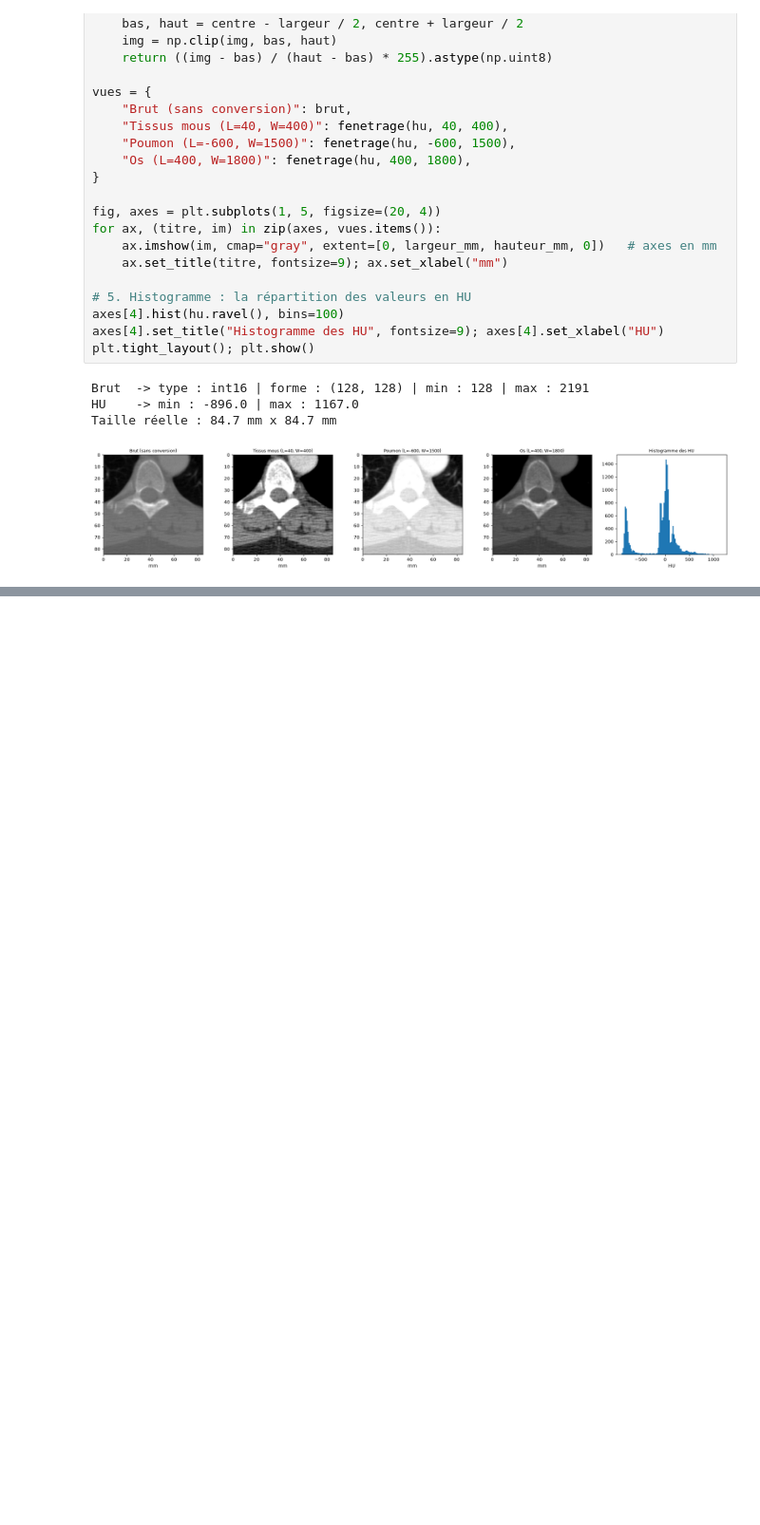
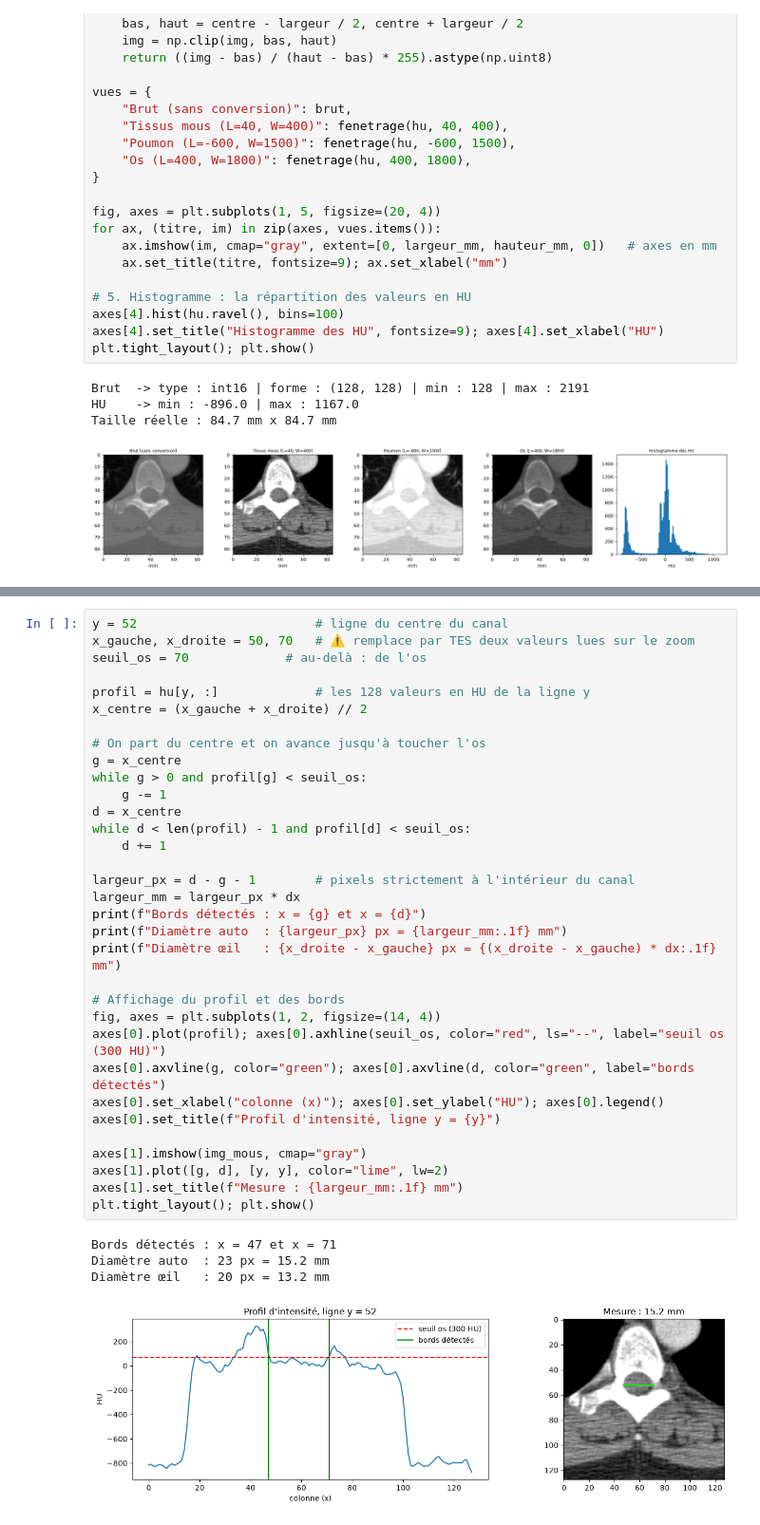
Before and after one commit to othmaneljabli1/imagerie-medicale-portfolio, a Jupyter notebook: 02-opencv-bases/dicom_lecture.ipynb, the cells around one changed output, grey strips where cells are left out. Shown at 95% size. Cells and saved outputs as stored; diff of their text form; blank space fills up the shorter version.

```diff
--- a/02-opencv-bases/dicom_lecture.ipynb
+++ b/02-opencv-bases/dicom_lecture.ipynb
@@ -79,0 +103,38 @@ Taille réelle : 84.7 mm x 84.7 mm
+# %%
+y = 52                        # ligne du centre du canal
+x_gauche, x_droite = 50, 70   # ⚠️ remplace par TES deux valeurs lues sur le zoom
+seuil_os = 70             # au-delà : de l'os
+
+profil = hu[y, :]             # les 128 valeurs en HU de la ligne y
+x_centre = (x_gauche + x_droite) // 2
+
+# On part du centre et on avance jusqu'à toucher l'os
+g = x_centre
+while g > 0 and profil[g] < seuil_os:
+    g -= 1
+d = x_centre
+while d < len(profil) - 1 and profil[d] < seuil_os:
+    d += 1
+
+largeur_px = d - g - 1        # pixels strictement à l'intérieur du canal
+largeur_mm = largeur_px * dx
+print(f"Bords détectés : x = {g} et x = {d}")
+print(f"Diamètre auto  : {largeur_px} px = {largeur_mm:.1f} mm")
+print(f"Diamètre œil   : {x_droite - x_gauche} px = {(x_droite - x_gauche) * dx:.1f} mm")
+
+# Affichage du profil et des bords
+fig, axes = plt.subplots(1, 2, figsize=(14, 4))
+axes[0].plot(profil); axes[0].axhline(seuil_os, color="red", ls="--", label="seuil os (300 HU)")
+axes[0].axvline(g, color="green"); axes[0].axvline(d, color="green", label="bords détectés")
+axes[0].set_xlabel("colonne (x)"); axes[0].set_ylabel("HU"); axes[0].legend()
+axes[0].set_title(f"Profil d'intensité, ligne y = {y}")
+
+axes[1].imshow(img_mous, cmap="gray")
+axes[1].plot([g, d], [y, y], color="lime", lw=2)
+axes[1].set_title(f"Mesure : {largeur_mm:.1f} mm")
+plt.tight_layout(); plt.show()
+# %% [output]
+Bords détectés : x = 47 et x = 71
+Diamètre auto  : 23 px = 15.2 mm
+Diamètre œil   : 20 px = 13.2 mm
+[figure, added]
```
Also changed, not shown: parts of 2 cells of this notebook.
